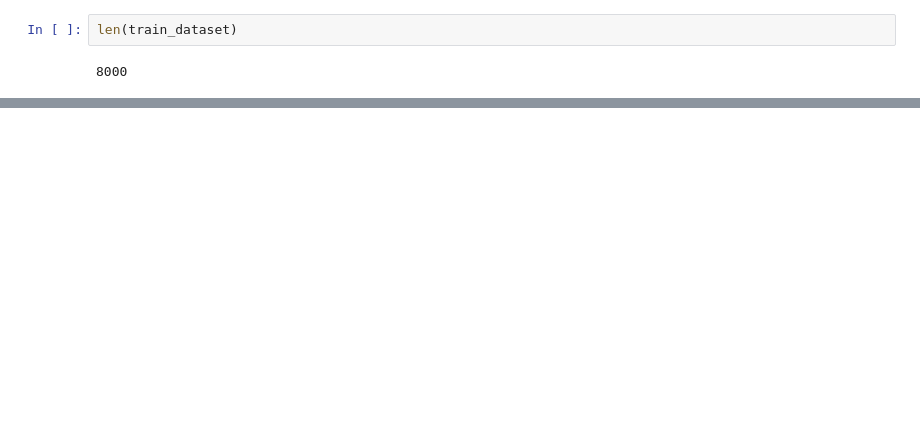
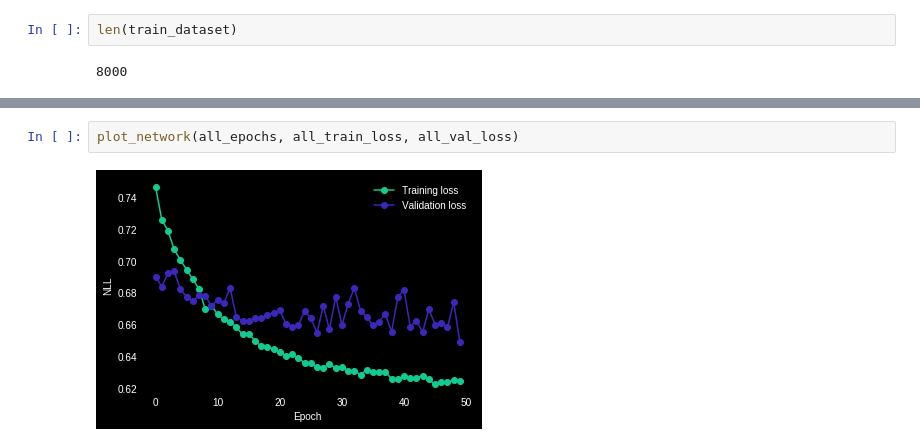
Before and after one commit to carrascomj/drastic, a Jupyter notebook: notebooks/LSTM_conv_embeddings.ipynb, the cells around one changed output, grey strips where cells are left out. Drawn from its saved outputs; the diff is of its cells as text; blank space fills up the shorter version.

```diff
--- a/notebooks/LSTM_conv_embeddings.ipynb
+++ b/notebooks/LSTM_conv_embeddings.ipynb
@@ -426,0 +504,4 @@ KeyboardInterrupt: ignored
+# %%
+plot_network(all_epochs, all_train_loss, all_val_loss)
+# %% [output]
+[figure, added]
```
Also changed, not shown: parts of 12 cells of this notebook.
